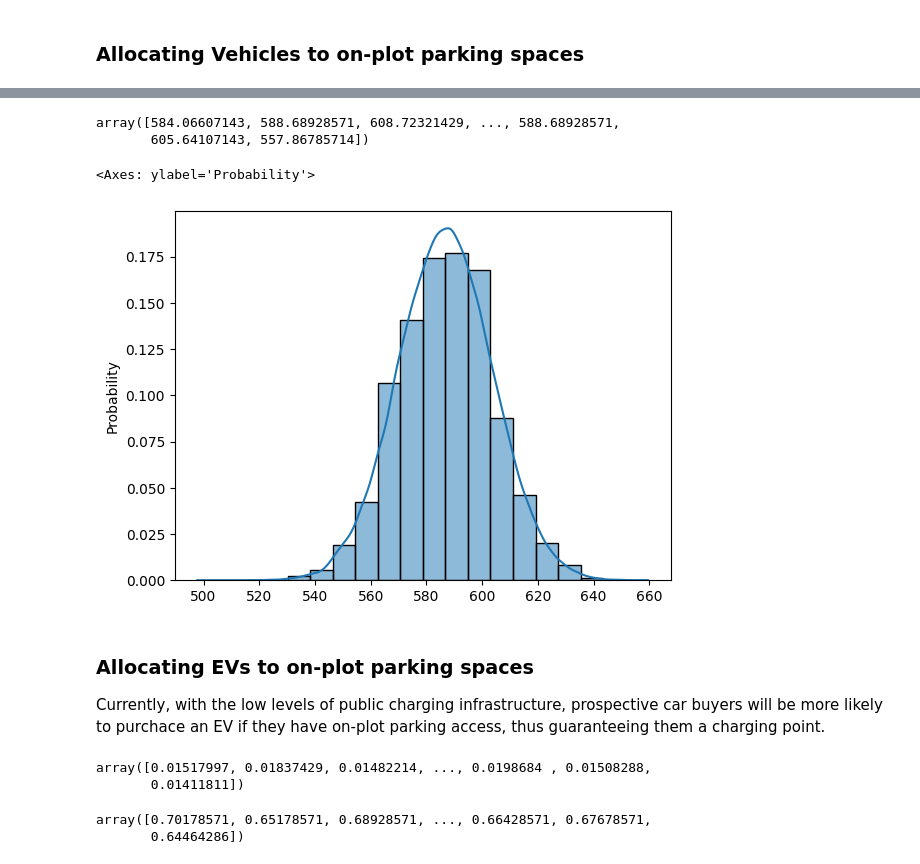
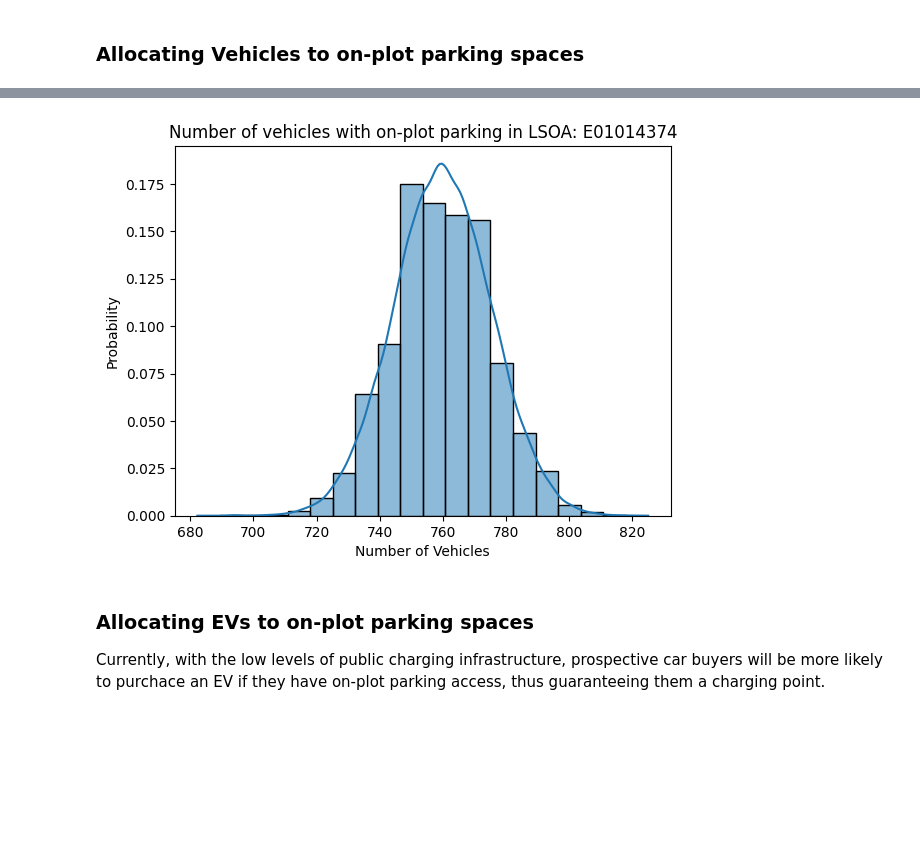
Before and after one commit to isaacflower/Probabilistic-EV-Demand-Modelling, a Jupyter notebook: dev/EV_adoption/ev_adoption_model.ipynb, the cells around one changed output, grey strips where cells are left out. Cells and saved outputs as stored; diff of their text form; code cells hidden in the pictures; blank space fills up the shorter version.

```diff
--- a/dev/EV_adoption/ev_adoption_model.ipynb
+++ b/dev/EV_adoption/ev_adoption_model.ipynb
@@ -823,6 +910,3 @@ Until, the variance can be justified, this approach will be excluded from the an
 # plt.title('Estimated number of households with on-plot residential parking spaces in LSOA {}'.format(target_lsoa))
 # %% [markdown]
 ### Allocating Vehicles to on-plot parking spaces
-# %%
-target_lsoa_raw_census_cars_2021 = raw_census_cars_and_vans_2021_df[raw_census_cars_and_vans_2021_df['Lower Layer Super Output Areas Code'] == target_lsoa]
-target_lsoa_raw_census_cars_2021
@@ -845,9 +912,0 @@ target_lsoa_raw_census_cars_2021
-# %%
-# Mean cars per household (of houses that own at least 1 car)
-if_car_how_many = (census_cars_and_vans_2021_df.loc[target_lsoa, 'number_of_cars'] /
-    (house_lsoa.loc[target_lsoa, 'N_households'] -
-     target_lsoa_raw_census_cars_2021[target_lsoa_raw_census_cars_2021['Car or van availability (5 categories) Code'] == 0].Observation.iloc[0]
-    )
-)
-
-if_car_how_many
@@ -856,6 +912,0 @@ if_car_how_many
-# %%
-# Number of households with access to at least 1 car.
-# (Estimated number of vehicles divided by the mean car-to-car-owning-household ratio)
-
-households_with_car = registered_vehicles_lsoa.loc[target_lsoa, '2023 Q1'] * (1 + simulated_observations) / if_car_how_many
-households_with_car
@@ -969,12 +914,19 @@ sns.histplot(
 def calculate_n_vehicles_with_on_plot_parking(target_lsoa, n_on_plot_parking):
     target_lsoa_raw_census_cars_2021 = raw_census_cars_and_vans_2021_df[raw_census_cars_and_vans_2021_df['Lower Layer Super Output Areas Code'] == target_lsoa]
 
+    if target_lsoa in census_cars_and_vans_2021_df.index:
+        number_of_cars = census_cars_and_vans_2021_df.loc[target_lsoa, 'number_of_cars']
+        number_of_houses = house_lsoa.loc[target_lsoa, 'N_households']
+        number_of_houses_with_cars = target_lsoa_raw_census_cars_2021[target_lsoa_raw_census_cars_2021['Car or van availability (5 categories) Code'] == 0].Observation.iloc[0]
+
+    # If the LSOA doesn't show up in the 2021 census, use the 2011 census
+    else:
+        number_of_cars = census_cars_and_vans_2011_df.loc[target_lsoa, 'number_of_cars']
+        number_of_houses = census_number_of_households_2011.loc[target_lsoa]
+        number_of_houses_with_cars = census_households_with_no_cars_2011.loc[target_lsoa]
+
     # Mean cars per household (of houses that own at least 1 car)
-    if_car_how_many = (census_cars_and_vans_2021_df.loc[target_lsoa, 'number_of_cars'] /
-        (house_lsoa.loc[target_lsoa, 'N_households'] -
-        target_lsoa_raw_census_cars_2021[target_lsoa_raw_census_cars_2021['Car or van availability (5 categories) Code'] == 0].Observation.iloc[0]
-        )
-    )
+    if_car_how_many = number_of_cars / (number_of_houses - number_of_houses_with_cars)
 
     # Number of households with access to at least 1 car.
     # (Estimated number of vehicles divided by the mean car-to-car-owning-household ratio)
@@ -982,45 +934,22 @@ def calculate_n_vehicles_with_on_plot_parking(target_lsoa, n_on_plot_parking):
     households_with_car = registered_vehicles_lsoa.loc[target_lsoa, '2023 Q1'] * (1 + simulated_observations) / if_car_how_many
 
     return np.clip(np.random.choice(households_with_car, size=len(n_on_plot_parking)), a_min=0, a_max=n_on_plot_parking) * if_car_how_many
-# %%
-calculate_n_vehicles_with_on_plot_parking(target_lsoa, calculate_n_on_plot_parking(target_lsoa))
-# %% [output]
-array([584.06607143, 588.68928571, 608.72321429, ..., 588.68928571,
-       605.64107143, 557.86785714])
 # %%
+n_vehicles_with_on_plot_parking = calculate_n_vehicles_with_on_plot_parking(target_lsoa, calculate_n_on_plot_parking(target_lsoa))
+
 # Number of cars with on-plot parking access
 sns.histplot(
-    calculate_n_vehicles_with_on_plot_parking(target_lsoa, calculate_n_on_plot_parking(target_lsoa)),
+    n_vehicles_with_on_plot_parking,
     bins=20,
     kde=True,
     stat='probability'
 )
+plt.xlabel('Number of Vehicles')
+plt.title('Number of vehicles with on-plot parking in LSOA: {}'.format(target_lsoa))
+plt.show()
 # %% [output]
-<Axes: ylabel='Probability'>
-[figure, old version]
+[figure, new version]
 # %% [markdown]
 ### Allocating EVs to on-plot parking spaces
 
 Currently, with the low levels of public charging infrastructure, prospective car buyers will be more likely to purchace an EV if they have on-plot parking access, thus guaranteeing them a charging point.
-# %%
-(bev_lsoa_i.loc['2023 Q1', target_lsoa] * (1 + simulated_observations)) / registered_vehicles_lsoa.loc[target_lsoa, '2023 Q1'] * (1 + simulated_observations)
-# %% [output]
-array([0.01517997, 0.01837429, 0.01482214, ..., 0.0198684 , 0.01508288,
-       0.01411811])
-# %%
-p_cars_on_plot_parking = np.clip(
-    np.clip(
-        np.random.choice(
-            households_with_car,
-            size=len(n_on_plot_parking)
-        ),
-        a_min=0,
-        a_max=n_on_plot_parking
-    ) * if_car_how_many / census_cars_and_vans_2021_df.loc[target_lsoa, 'number_of_cars'],
-    a_min=0,
-    a_max=1
-)
-p_cars_on_plot_parking
-# %% [output]
-array([0.70178571, 0.65178571, 0.68928571, ..., 0.66428571, 0.67678571,
-       0.64464286])
```
Also changed, not shown: parts of 87 cells of this notebook.
